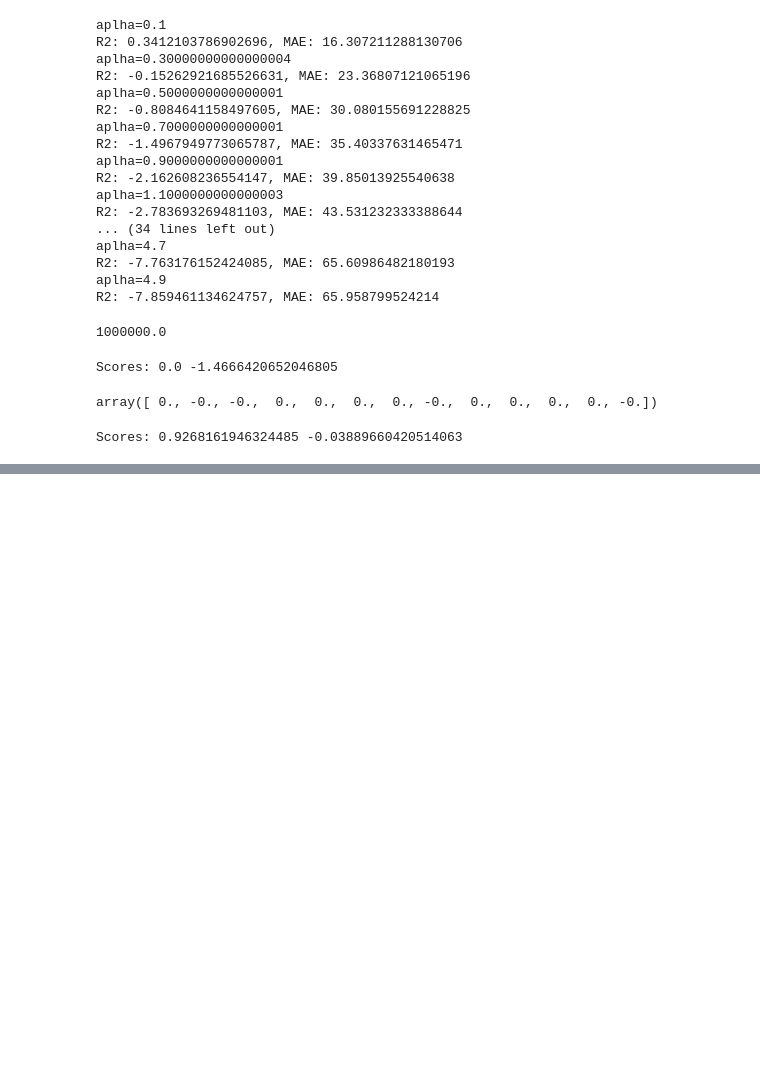
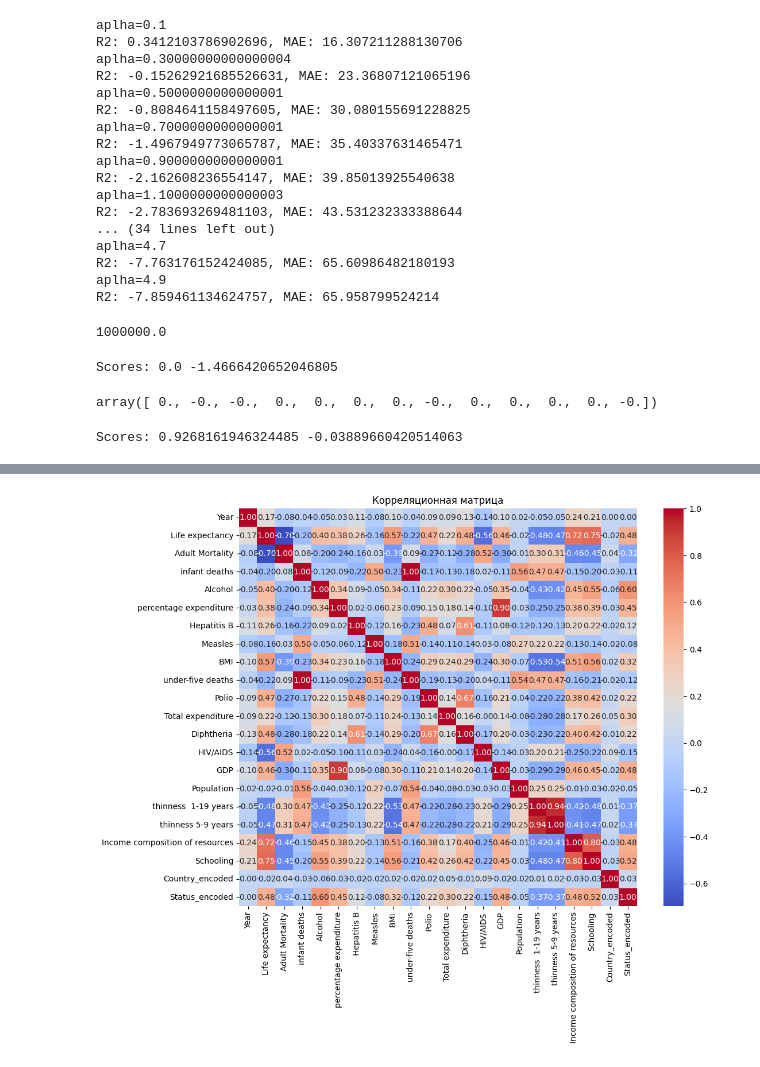
Before and after one commit to nchubuk/study_CL, a Jupyter notebook: ML/hw_02.ipynb, the cells around one changed output, grey strips where cells are left out. Drawn from its saved outputs; the diff is of its cells as text; code cells hidden in the pictures; blank space fills up the shorter version.

```diff
--- a/ML/hw_02.ipynb
+++ b/ML/hw_02.ipynb
@@ -395,0 +413,3 @@ Scores: 0.9268161946324485 -0.03889660420514063
+# %%
+data = pd.read_csv('Life Expectancy Data.csv')
+data.head()
@@ -395,0 +537,3 @@ Scores: 0.9268161946324485 -0.03889660420514063
+# %%
+data.columns = data.columns.str.strip()
+data.dropna(subset=['Life expectancy'], inplace=True)
@@ -395,0 +589,5 @@ Scores: 0.9268161946324485 -0.03889660420514063
+# %%
+from sklearn.preprocessing import LabelEncoder
+
+le = LabelEncoder()
+data['Country_encoded'] = le.fit_transform(data['Country'])
@@ -395,0 +602,2 @@ Scores: 0.9268161946324485 -0.03889660420514063
+# %%
+data['Status_encoded'] = data['Status'].map({'Developing': 0, 'Developed': 1})
@@ -395,0 +624,11 @@ Scores: 0.9268161946324485 -0.03889660420514063
+# %%
+import seaborn as sns
+import matplotlib.pyplot as plt
+
+plt.figure(figsize=(12, 9))
+correlation = data.corr(numeric_only=True)  # Только числовые признаки
+sns.heatmap(correlation, annot=True, fmt=".2f", cmap="coolwarm", square=True)
+plt.title("Корреляционная матрица")
+plt.show()
+# %% [output]
+[figure, added]
```
Also changed, not shown: parts of 29 cells of this notebook.
